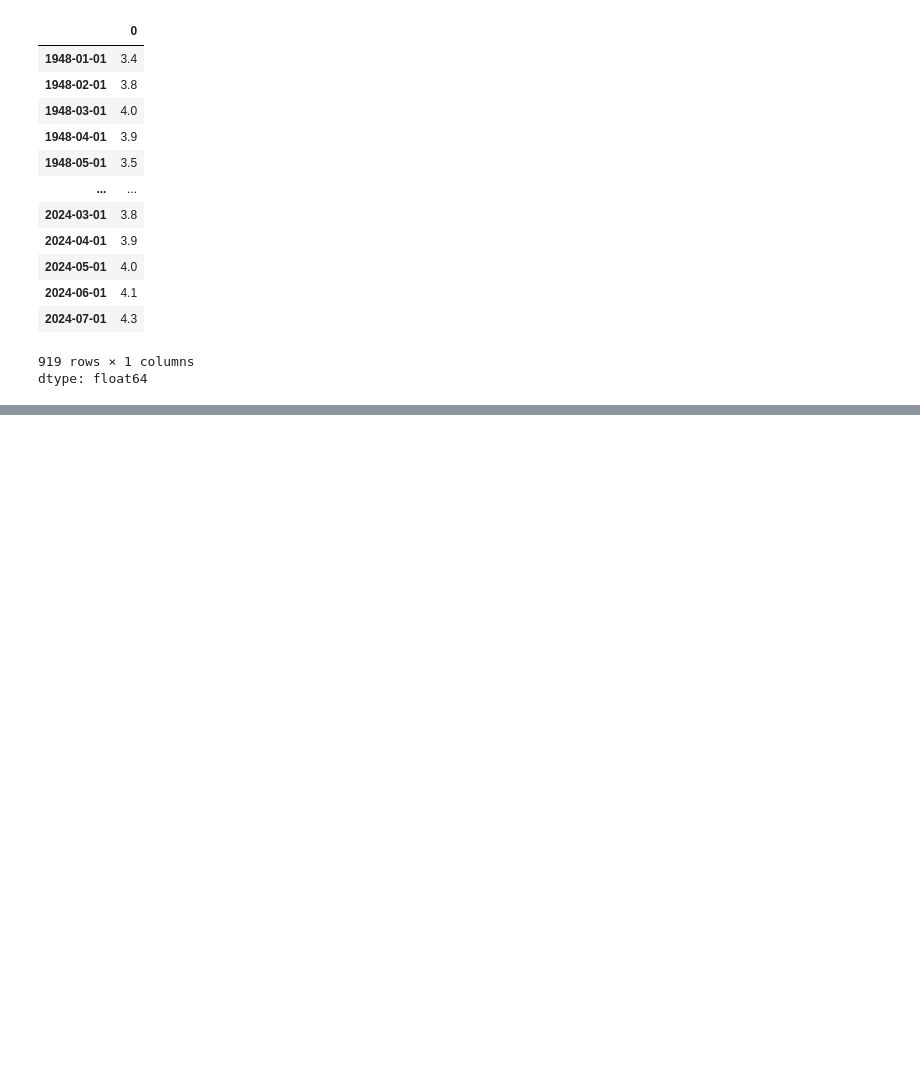
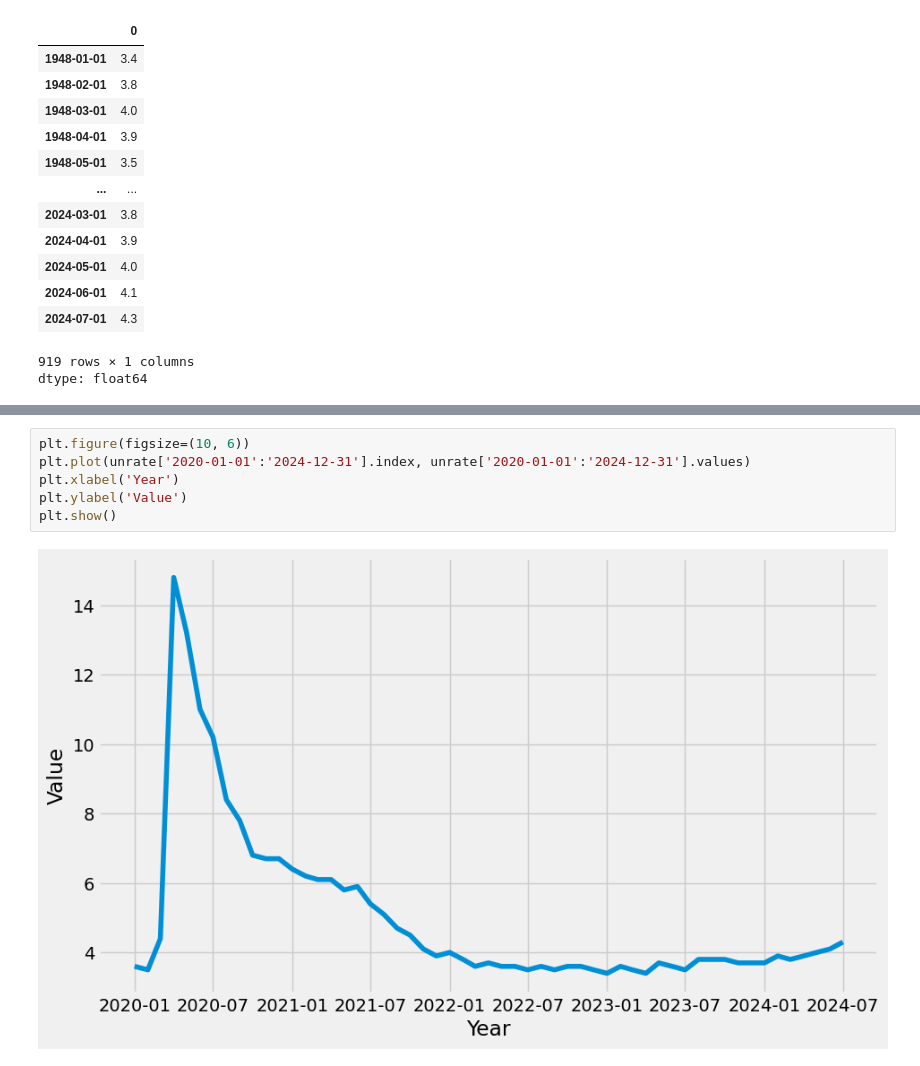
Before and after one commit to nocaptara/Economic_DataCollection-Exploration, a Jupyter notebook: Economic_Data_Collection_and_Analysis.ipynb, the cells around one changed output, grey strips where cells are left out. Saved outputs shown, nothing was run; the diff lists cells and outputs as text; blank space fills up the shorter version.

```diff
--- a/Economic_Data_Collection_and_Analysis.ipynb
+++ b/Economic_Data_Collection_and_Analysis.ipynb
@@ -122,0 +174,8 @@ dtype: float64
+# %%
+plt.figure(figsize=(10, 6))
+plt.plot(unrate['2020-01-01':'2024-12-31'].index, unrate['2020-01-01':'2024-12-31'].values)
+plt.xlabel('Year')
+plt.ylabel('Value')
+plt.show()
+# %% [output]
+[figure, added]
```
Also changed, not shown: parts of 27 cells of this notebook.
